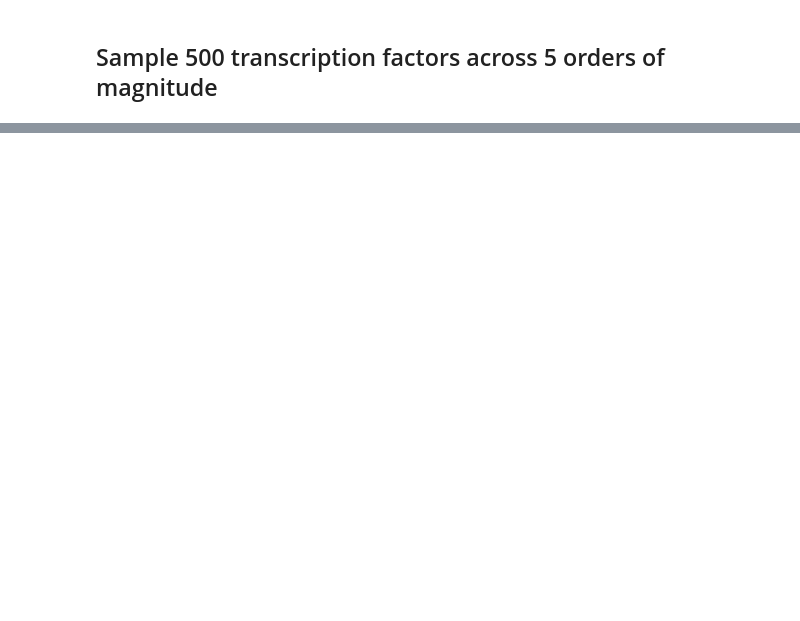
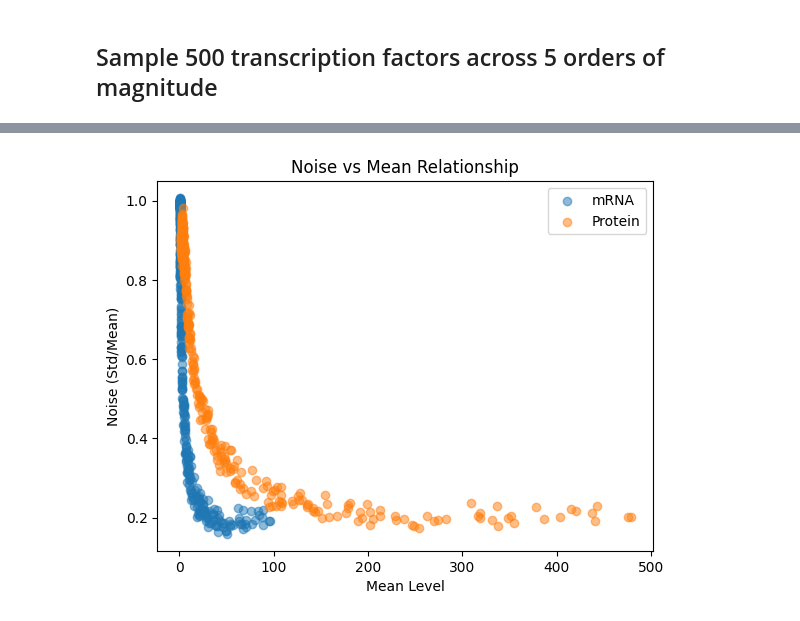
Before and after one commit to tdsone/mres-s3, a Jupyter notebook: ex5.ipynb, the cells around one changed output, grey strips where cells are left out. Saved outputs shown, nothing was run; the diff lists cells and outputs as text; code cells hidden in the pictures; blank space fills up the shorter version.

```diff
--- a/ex5.ipynb
+++ b/ex5.ipynb
@@ -44,0 +68,18 @@ s
+# %%
+# Calculating means and noises
+mRNA_means = [np.mean(sim["mRNA"]) for sim in sims]
+protein_means = [np.mean(sim["protein"]) for sim in sims]
+mRNA_noises = [np.std(sim["mRNA"]) / np.mean(sim["mRNA"]) for sim in sims]
+protein_noises = [np.std(sim["protein"]) /
+                  np.mean(sim["protein"]) for sim in sims]
+
+# Plotting scatter plots
+plt.scatter(mRNA_means, mRNA_noises, alpha=0.5, label="mRNA")
+plt.scatter(protein_means, protein_noises, alpha=0.5, label="Protein")
+plt.title("Noise vs Mean Relationship")
+plt.xlabel("Mean Level")
+plt.ylabel("Noise (Std/Mean)")
+plt.legend()
+plt.show()
+# %% [output]
+[figure, added]
```
Also changed, not shown: parts of 6 cells of this notebook, 1 other file.
